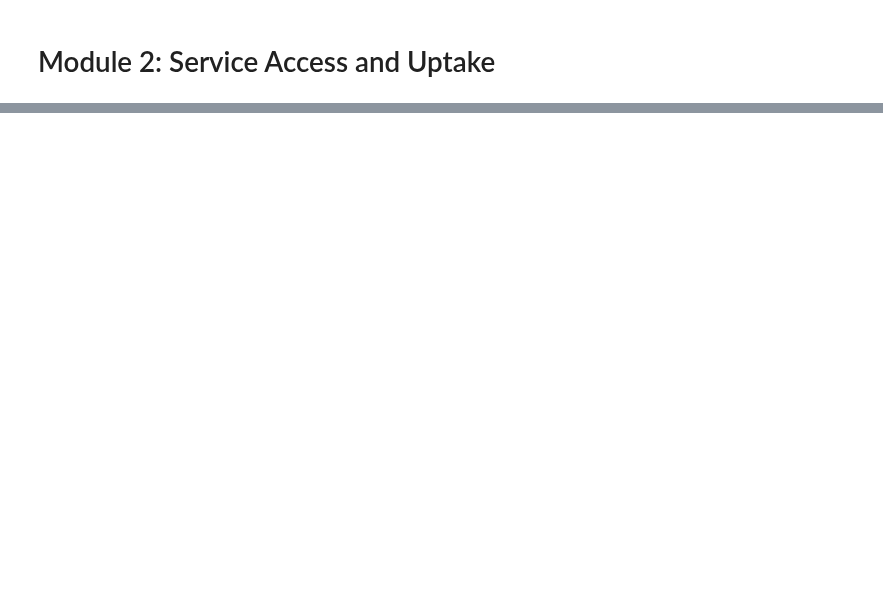
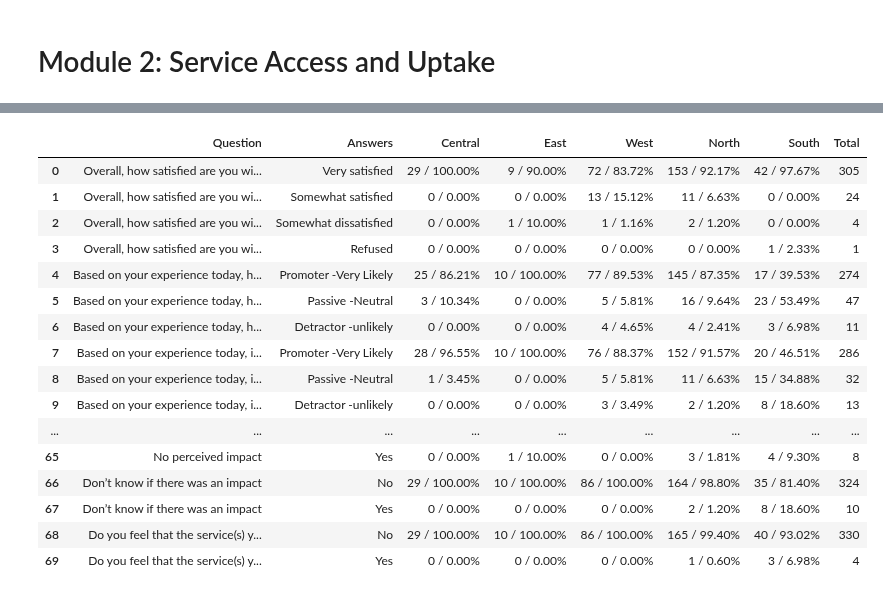
Before and after one commit to Mirwais-Farahi/MSIHealthServiceAnalytics, a Jupyter notebook: notebooks/03_Descriptive_Analysis.ipynb, the cells around one changed output, grey strips where cells are left out. Cells and saved outputs as stored; diff of their text form; code cells hidden in the pictures; blank space fills up the shorter version.

```diff
--- a/notebooks/03_Descriptive_Analysis.ipynb
+++ b/notebooks/03_Descriptive_Analysis.ipynb
@@ -828,0 +881,55 @@ files.download(file_path)
+# %%
+service_update_variables = {
+    'GEN_SAT': 'Overall, how satisfied are you with your experience with us today?',
+    'REC': 'Based on your experience today, how likely are you to recommend our services?',
+    'RET': 'Based on your experience today, if you needed a similar service in the future, how likely are you to return?',
+    'PRIV': 'I had enough privacy during my visit today.',
+    'REST': 'I was treated with respect by all staff during my visit today.',
+    'WAIT': 'The time I waited to see a provider today was acceptable.',
+    'CARE': 'The provider was easy to understand.',
+    'ENOUGH': 'The provider gave me enough information to make the best decisions about my method.',
+    'SERIOUS': 'The provider took my preferences seriously.',
+    'RPRT': 'The provider gave me the opportunity to explain my needs and ask questions.',
+    'COMFORT': 'All staff members made me comfortable during my visit today.',
+    'IMPEDU': 'Do you feel that the service you received today will have a positive Impact on education',
+    'IMPWRK': 'Do you feel that the service you received today will have a positive Impact on work',
+    'IMPFAM': 'Do you feel that the service you received today will have a positive Impact on family',
+    'IMPHLTH': 'Do you feel that the service you received today will have a positive Impact on health',
+    'IMPOTH': 'Do you feel that the service you received today will have a positive Impact on other aspects of life',
+    'IMPNONE': 'No perceived impact',
+    'IMPDK': 'Don’t know if there was an impact',
+    'IMPREF': 'Do you feel that the service(s) you received today will have a positive Impact on preferences'
+}
+
+variable_list = list(service_update_variables.keys())  # Replace with your list of questions
+regions = ['Central', 'East', 'West', 'North', 'South']  # Specify regions
+
+# Generate the summary table
+service_update_table = generate_summary_table(
+    original_data,
+    variable_list,
+    service_update_variables,
+    regions_column='REGION',
+    regions=regions
+)
+
+# Display the result
+service_update_table
+# %% [output]
+|  | Question | Answers | Central | East | West | North | South | Total |
+| 0 | Overall, how satisfied are you wi... | Very satisfied | 29 / 100.00% | 9 / 90.00% | 72 / 83.72% | 153 / 92.17% | 42 / 97.67% | 305 |
+| 1 | Overall, how satisfied are you wi... | Somewhat satisfied | 0 / 0.00% | 0 / 0.00% | 13 / 15.12% | 11 / 6.63% | 0 / 0.00% | 24 |
+| 2 | Overall, how satisfied are you wi... | Somewhat dissatisfied | 0 / 0.00% | 1 / 10.00% | 1 / 1.16% | 2 / 1.20% | 0 / 0.00% | 4 |
+| 3 | Overall, how satisfied are you wi... | Refused | 0 / 0.00% | 0 / 0.00% | 0 / 0.00% | 0 / 0.00% | 1 / 2.33% | 1 |
+| 4 | Based on your experience today, h... | Promoter -Very Likely | 25 / 86.21% | 10 / 100.00% | 77 / 89.53% | 145 / 87.35% | 17 / 39.53% | 274 |
+| 5 | Based on your experience today, h... | Passive -Neutral | 3 / 10.34% | 0 / 0.00% | 5 / 5.81% | 16 / 9.64% | 23 / 53.49% | 47 |
+| 6 | Based on your experience today, h... | Detractor -unlikely | 0 / 0.00% | 0 / 0.00% | 4 / 4.65% | 4 / 2.41% | 3 / 6.98% | 11 |
+| 7 | Based on your experience today, i... | Promoter -Very Likely | 28 / 96.55% | 10 / 100.00% | 76 / 88.37% | 152 / 91.57% | 20 / 46.51% | 286 |
+| 8 | Based on your experience today, i... | Passive -Neutral | 1 / 3.45% | 0 / 0.00% | 5 / 5.81% | 11 / 6.63% | 15 / 34.88% | 32 |
+| 9 | Based on your experience today, i... | Detractor -unlikely | 0 / 0.00% | 0 / 0.00% | 3 / 3.49% | 2 / 1.20% | 8 / 18.60% | 13 |
+| ... | ... | ... | ... | ... | ... | ... | ... | ... |
+| 65 | No perceived impact | Yes | 0 / 0.00% | 1 / 10.00% | 0 / 0.00% | 3 / 1.81% | 4 / 9.30% | 8 |
+| 66 | Don’t know if there was an impact | No | 29 / 100.00% | 10 / 100.00% | 86 / 100.00% | 164 / 98.80% | 35 / 81.40% | 324 |
+| 67 | Don’t know if there was an impact | Yes | 0 / 0.00% | 0 / 0.00% | 0 / 0.00% | 2 / 1.20% | 8 / 18.60% | 10 |
+| 68 | Do you feel that the service(s) y... | No | 29 / 100.00% | 10 / 100.00% | 86 / 100.00% | 165 / 99.40% | 40 / 93.02% | 330 |
+| 69 | Do you feel that the service(s) y... | Yes | 0 / 0.00% | 0 / 0.00% | 0 / 0.00% | 1 / 0.60% | 3 / 6.98% | 4 |
```
Also changed, not shown: parts of 6 cells of this notebook.
